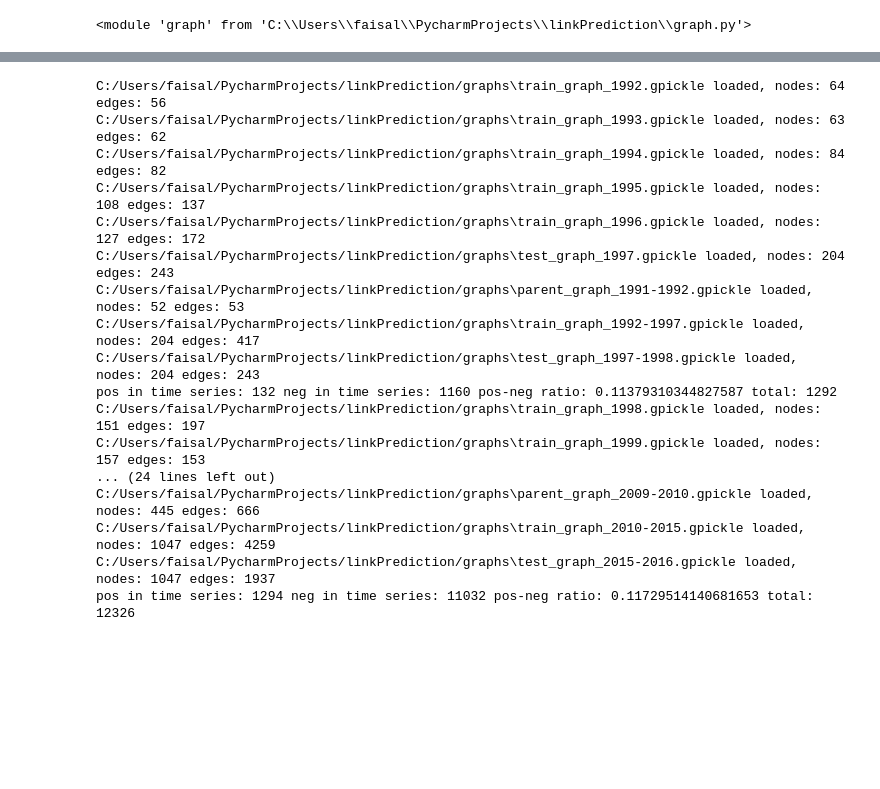
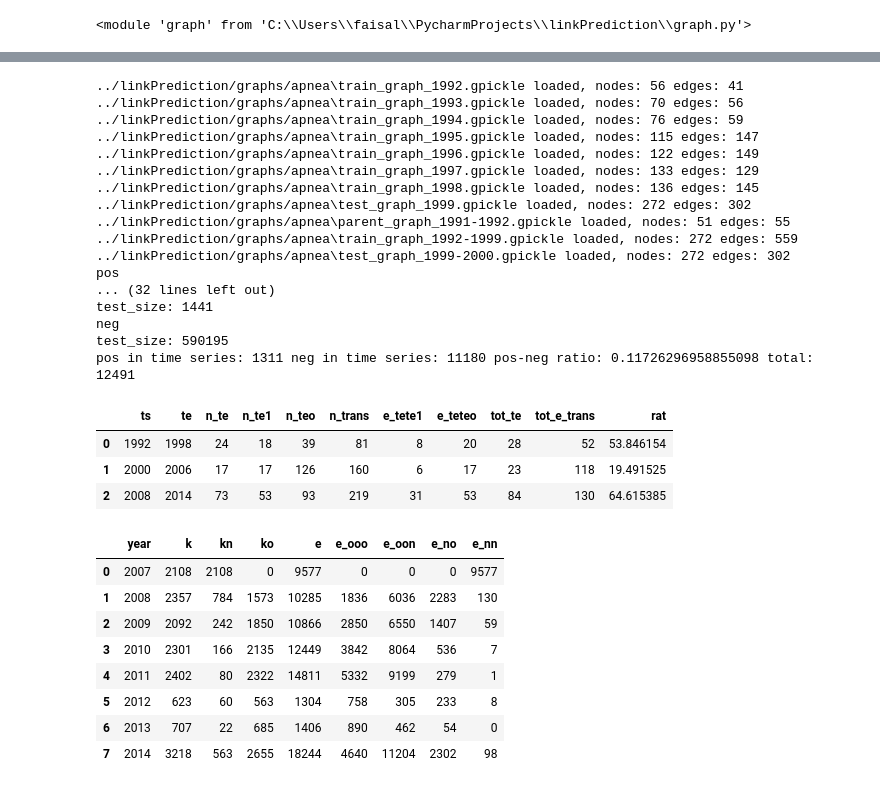
Before and after one commit to ffaisal93/linkPrediction, a Jupyter notebook: Link_Analysis.ipynb, the cells around one changed output, grey strips where cells are left out. Saved outputs shown, nothing was run; the diff lists cells and outputs as text; code cells hidden in the pictures; blank space fills up the shorter version.

```diff
--- a/Link_Analysis.ipynb
+++ b/Link_Analysis.ipynb
@@ -184,8 +205,8 @@ pos in time series: 1294 neg in time series: 11021 pos-neg ratio: 0.117412213047
 importlib.reload(fs)
 importlib.reload(cl)
 miss_ev = []
-for tout in range(1991,2010,6):
-    time =  [tout,tout+1,tout+6,1,1,20]
+for tout in range(1991,2008,8):
+    time =  [tout,tout+1,tout+8,1,1,20]
     ts = time[1]
     te = time[2]
     g_train, g_test, g_parent, g_train_static, g_test_static = gr.graph_load(graphpath, time)
@@ -199,6 +220,20 @@ for tout in range(1991,2010,6):
                                                                                                              time,
                                                                                                              freq)
     node_feature, train_data = fs.dynamic_graph_feature_set(df, key_list, train_data, g_parent, g_train, g_train_static, time)
+
+###############################################################################################################################
+#     filename= domain[select_domain]+"-train_data_"+str(time[1])+"-"+str(time[2])+".pkl"
+#     filename_path = os.path.join(datapath,filename)
+#     with open(filename_path,"rb") as f:
+#         train_data = pickle.load(f)
+#         print('train data length:',len(train_data))
+
+#     filename= domain[select_domain]+"-node_feature_"+str(time[1])+"-"+str(time[2])+".pkl"
+#     filename_path = os.path.join(datapath,filename)
+#     with open(filename_path,"rb") as f:
+#         node_feature = pickle.load(f)
+#         print('node feature length:',len(node_feature))
+################################################################################################################################
     static_pos = set(train_data_static[(train_data_static['label']==1)]['row_name'])
     dynamic_pos = set()
     for t in range(ts,te,1):
@@ -236,24 +271,29 @@ for tout in range(1991,2010,6):
                     len(e_tete1),len(e_teteo),tot_te,len(transitory_edges),rat])
 cols = ['ts','te','n_te','n_te1','n_teo','n_trans','e_tete1','e_teteo','tot_te','tot_e_trans','rat']
 gr_miss=pd.DataFrame(miss_ev, columns=cols)
+gr_miss
 # %% [output]
-C:/Users/faisal/PycharmProjects/linkPrediction/graphs\train_graph_1992.gpickle loaded, nodes: 64 edges: 56
-C:/Users/faisal/PycharmProjects/linkPrediction/graphs\train_graph_1993.gpickle loaded, nodes: 63 edges: 62
-C:/Users/faisal/PycharmProjects/linkPrediction/graphs\train_graph_1994.gpickle loaded, nodes: 84 edges: 82
-C:/Users/faisal/PycharmProjects/linkPrediction/graphs\train_graph_1995.gpickle loaded, nodes: 108 edges: 137
-C:/Users/faisal/PycharmProjects/linkPrediction/graphs\train_graph_1996.gpickle loaded, nodes: 127 edges: 172
-C:/Users/faisal/PycharmProjects/linkPrediction/graphs\test_graph_1997.gpickle loaded, nodes: 204 edges: 243
-C:/Users/faisal/PycharmProjects/linkPrediction/graphs\parent_graph_1991-1992.gpickle loaded, nodes: 52 edges: 53
-C:/Users/faisal/PycharmProjects/linkPrediction/graphs\train_graph_1992-1997.gpickle loaded, nodes: 204 edges: 417
-C:/Users/faisal/PycharmProjects/linkPrediction/graphs\test_graph_1997-1998.gpickle loaded, nodes: 204 edges: 243
-pos in time series: 132 neg in time series: 1160 pos-neg ratio: 0.11379310344827587 total: 1292
-C:/Users/faisal/PycharmProjects/linkPrediction/graphs\train_graph_1998.gpickle loaded, nodes: 151 edges: 197
-C:/Users/faisal/PycharmProjects/linkPrediction/graphs\train_graph_1999.gpickle loaded, nodes: 157 edges: 153
-... (24 lines left out)
-C:/Users/faisal/PycharmProjects/linkPrediction/graphs\parent_graph_2009-2010.gpickle loaded, nodes: 445 edges: 666
-C:/Users/faisal/PycharmProjects/linkPrediction/graphs\train_graph_2010-2015.gpickle loaded, nodes: 1047 edges: 4259
-C:/Users/faisal/PycharmProjects/linkPrediction/graphs\test_graph_2015-2016.gpickle loaded, nodes: 1047 edges: 1937
-pos in time series: 1294 neg in time series: 11032 pos-neg ratio: 0.11729514140681653 total: 12326
+../linkPrediction/graphs/apnea\train_graph_1992.gpickle loaded, nodes: 56 edges: 41
+../linkPrediction/graphs/apnea\train_graph_1993.gpickle loaded, nodes: 70 edges: 56
+../linkPrediction/graphs/apnea\train_graph_1994.gpickle loaded, nodes: 76 edges: 59
+../linkPrediction/graphs/apnea\train_graph_1995.gpickle loaded, nodes: 115 edges: 147
+../linkPrediction/graphs/apnea\train_graph_1996.gpickle loaded, nodes: 122 edges: 149
+../linkPrediction/graphs/apnea\train_graph_1997.gpickle loaded, nodes: 133 edges: 129
+../linkPrediction/graphs/apnea\train_graph_1998.gpickle loaded, nodes: 136 edges: 145
+../linkPrediction/graphs/apnea\test_graph_1999.gpickle loaded, nodes: 272 edges: 302
+../linkPrediction/graphs/apnea\parent_graph_1991-1992.gpickle loaded, nodes: 51 edges: 55
+../linkPrediction/graphs/apnea\train_graph_1992-1999.gpickle loaded, nodes: 272 edges: 559
+../linkPrediction/graphs/apnea\test_graph_1999-2000.gpickle loaded, nodes: 272 edges: 302
+pos
+... (32 lines left out)
+test_size: 1441
+neg
+test_size: 590195
+pos in time series: 1311 neg in time series: 11180 pos-neg ratio: 0.11726296958855098 total: 12491
+|  | ts | te | n_te | n_te1 | n_teo | n_trans | e_tete1 | e_teteo | tot_te | tot_e_trans | rat |
+| 0 | 1992 | 1998 | 24 | 18 | 39 | 81 | 8 | 20 | 28 | 52 | 53.846154 |
+| 1 | 2000 | 2006 | 17 | 17 | 126 | 160 | 6 | 17 | 23 | 118 | 19.491525 |
+| 2 | 2008 | 2014 | 73 | 53 | 93 | 219 | 31 | 53 | 84 | 130 | 64.615385 |
 # %%
 # gr_type
 # print(gr_type)
@@ -268,3 +308,15 @@ pos in time series: 1294 neg in time series: 11032 pos-neg ratio: 0.117295141406
 # cols = ['year','total article']
 # obesity_stat=pd.DataFrame(d2, columns=cols)
 # print(obesity_stat.to_latex(float_format=lambda x: '%.2f' % x))
+# %%
+gr_ke
+# %% [output]
+|  | year | k | kn | ko | e | e_ooo | e_oon | e_no | e_nn |
+| 0 | 2007 | 2108 | 2108 | 0 | 9577 | 0 | 0 | 0 | 9577 |
+| 1 | 2008 | 2357 | 784 | 1573 | 10285 | 1836 | 6036 | 2283 | 130 |
+| 2 | 2009 | 2092 | 242 | 1850 | 10866 | 2850 | 6550 | 1407 | 59 |
+| 3 | 2010 | 2301 | 166 | 2135 | 12449 | 3842 | 8064 | 536 | 7 |
+| 4 | 2011 | 2402 | 80 | 2322 | 14811 | 5332 | 9199 | 279 | 1 |
+| 5 | 2012 | 623 | 60 | 563 | 1304 | 758 | 305 | 233 | 8 |
+| 6 | 2013 | 707 | 22 | 685 | 1406 | 890 | 462 | 54 | 0 |
+| 7 | 2014 | 3218 | 563 | 2655 | 18244 | 4640 | 11204 | 2302 | 98 |
```
Also changed, not shown: parts of 7 cells of this notebook, 5 other files.
